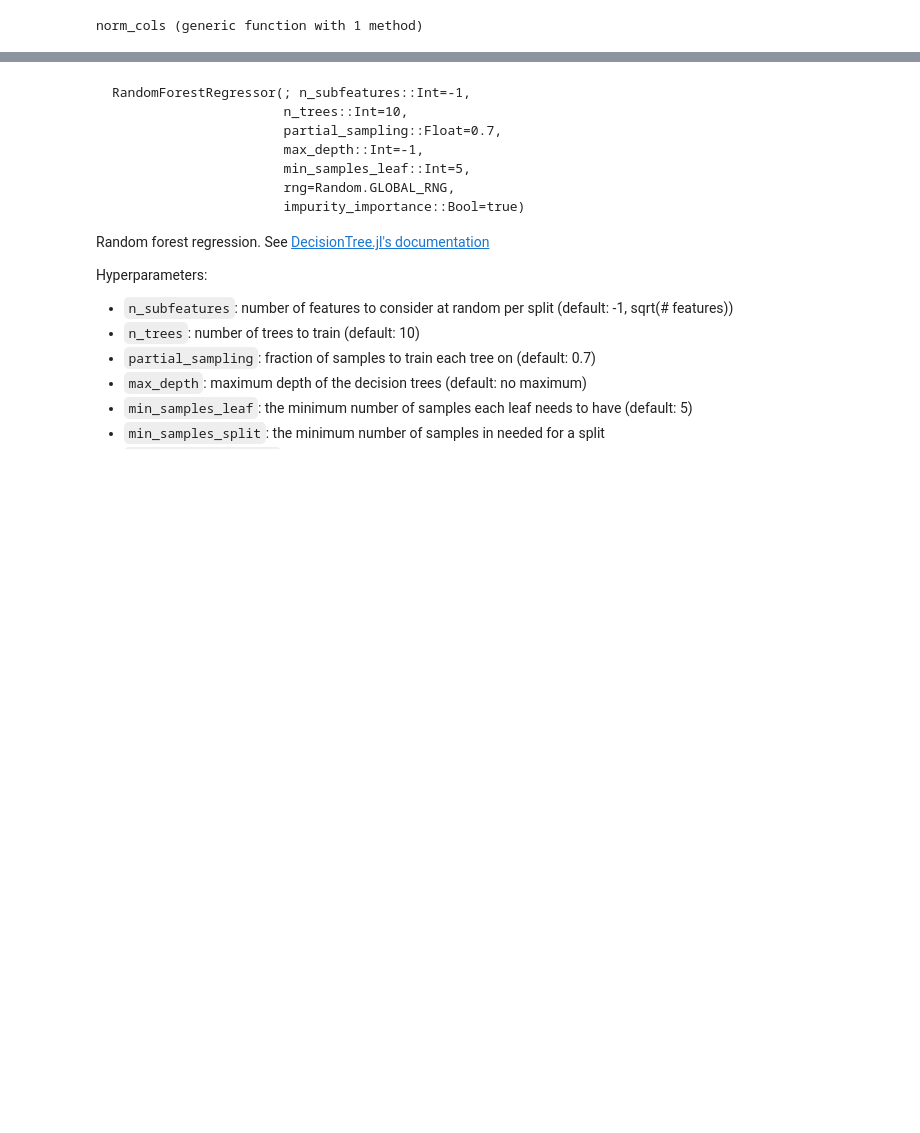
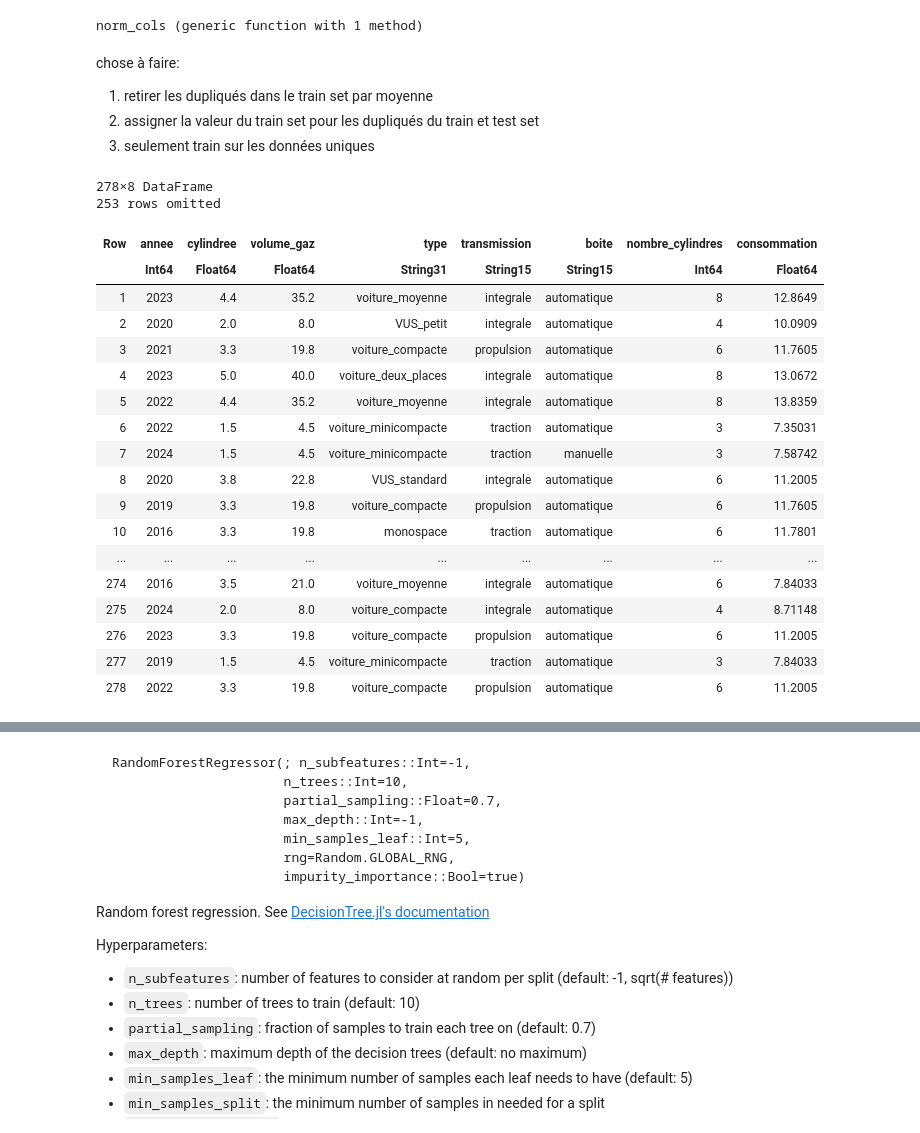
Before and after one commit to Antoine-Lafrance/concours-mth3302, a Jupyter notebook: antoine5.ipynb, the cells around one changed output, grey strips where cells are left out. Cells and saved outputs as stored; diff of their text form; code cells hidden in the pictures; blank space fills up the shorter version.

Commit message:
addresser les données dupliquées

```diff
--- a/antoine5.ipynb
+++ b/antoine5.ipynb
@@ -126,3 +146,38 @@ function norm_cols(data)
 end
 # %% [output]
 norm_cols (generic function with 1 method)
+# %% [markdown]
+chose à faire:
+
+1. retirer les dupliqués dans le train set par moyenne
+2. assigner la valeur du train set pour les dupliqués du train et test set
+3. seulement train sur les données uniques
+# %%
+#= trainData[trainData.annee .== 2014 .&& trainData.type .== "voiture_sous_compacte", :]
+ =#
+#fuse duplicates in trainData and conommation by mean
+#= trainData = by(trainData, [:consommation, :cylindree, :volume_gaz, :type, :transmission, :boite, :nombre_cylindres], df -> DataFrame(prix = mean(df.prix), annee = mean(df.annee)))
+ =#
+trainData = combine(x -> mean(x.consommation), groupby(trainData, [ :annee, :cylindree, :volume_gaz, :type, :transmission, :boite, :nombre_cylindres]))
+rename!(trainData, :x1 => :consommation)
+# %% [output]
+278×8 DataFrame
+253 rows omitted
+| Row | annee | cylindree | volume_gaz | type | transmission | boite | nombre_cylindres | consommation |
+|  | Int64 | Float64 | Float64 | String31 | String15 | String15 | Int64 | Float64 |
+| 1 | 2023 | 4.4 | 35.2 | voiture_moyenne | integrale | automatique | 8 | 12.8649 |
+| 2 | 2020 | 2.0 | 8.0 | VUS_petit | integrale | automatique | 4 | 10.0909 |
+| 3 | 2021 | 3.3 | 19.8 | voiture_compacte | propulsion | automatique | 6 | 11.7605 |
+| 4 | 2023 | 5.0 | 40.0 | voiture_deux_places | integrale | automatique | 8 | 13.0672 |
+| 5 | 2022 | 4.4 | 35.2 | voiture_moyenne | integrale | automatique | 8 | 13.8359 |
+| 6 | 2022 | 1.5 | 4.5 | voiture_minicompacte | traction | automatique | 3 | 7.35031 |
+| 7 | 2024 | 1.5 | 4.5 | voiture_minicompacte | traction | manuelle | 3 | 7.58742 |
+| 8 | 2020 | 3.8 | 22.8 | VUS_standard | integrale | automatique | 6 | 11.2005 |
+| 9 | 2019 | 3.3 | 19.8 | voiture_compacte | propulsion | automatique | 6 | 11.7605 |
+| 10 | 2016 | 3.3 | 19.8 | monospace | traction | automatique | 6 | 11.7801 |
+| ... | ... | ... | ... | ... | ... | ... | ... | ... |
+| 274 | 2016 | 3.5 | 21.0 | voiture_moyenne | integrale | automatique | 6 | 7.84033 |
+| 275 | 2024 | 2.0 | 8.0 | voiture_compacte | integrale | automatique | 4 | 8.71148 |
+| 276 | 2023 | 3.3 | 19.8 | voiture_compacte | propulsion | automatique | 6 | 11.2005 |
+| 277 | 2019 | 1.5 | 4.5 | voiture_minicompacte | traction | automatique | 3 | 7.84033 |
+| 278 | 2022 | 3.3 | 19.8 | voiture_compacte | propulsion | automatique | 6 | 11.2005 |
```
Also changed, not shown: parts of 17 cells of this notebook, 1 other file.
